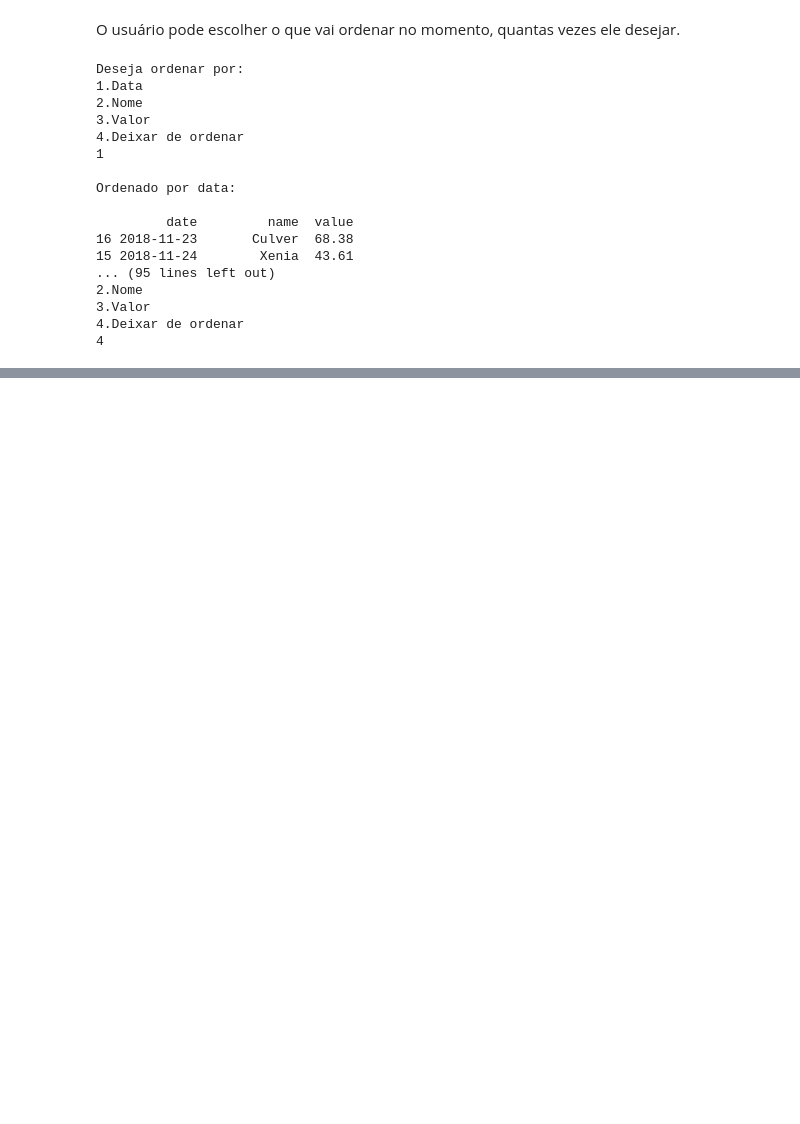
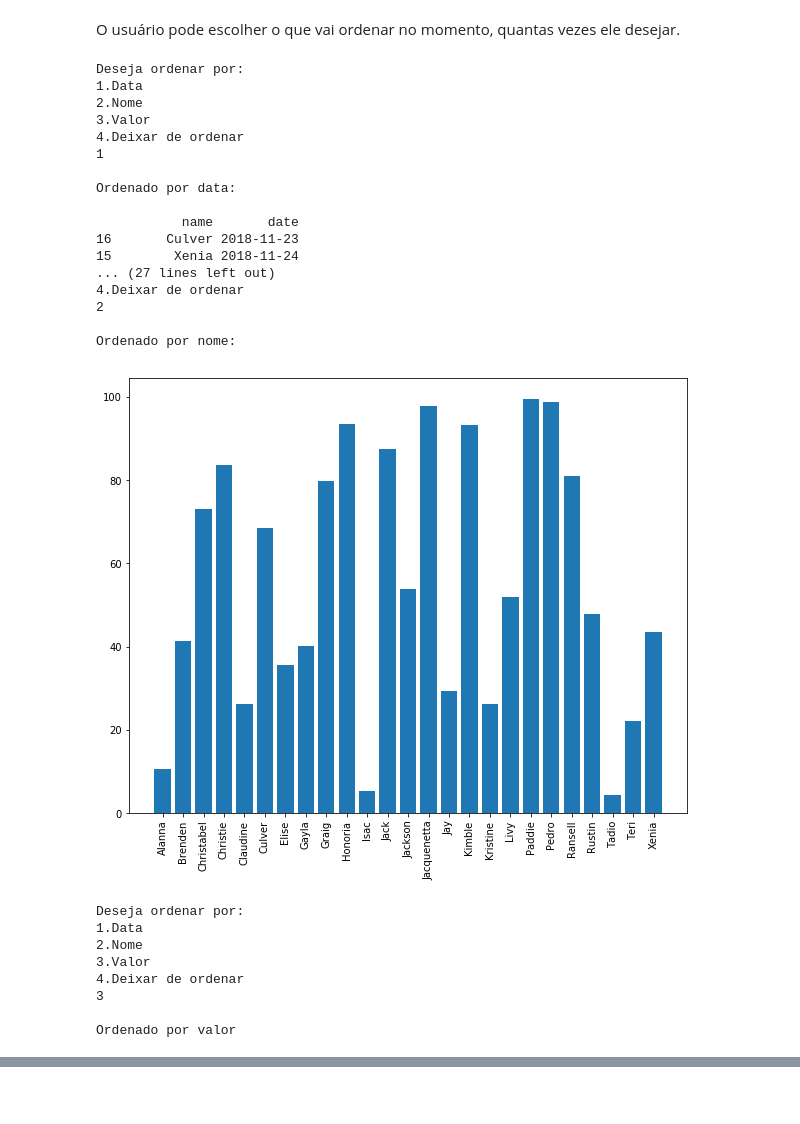
Before and after one commit to Nattel/Python-Jupyter-Notebook, a Jupyter notebook: read.ipynb, the cells around one changed output, grey strips where cells are left out. Drawn from its saved outputs; the diff is of its cells as text; code cells hidden in the pictures; blank space fills up the shorter version.

```diff
--- a/read.ipynb
+++ b/read.ipynb
@@ -64,6 +52,8 @@ def jsonvalue(json):
 # %% [markdown]
 O usuário pode escolher o que vai ordenar no momento, quantas vezes ele desejar.
 # %%
+import matplotlib.pyplot as plt
+
 while(True):
 
     escolha = input("Deseja ordenar por:\n1.Data \n2.Nome \n3.Valor\n4.Deixar de ordenar\n")
@@ -71,39 +61,60 @@ while(True):
     if(escolha == '1'):
         print("\nOrdenado por data:\n")
         df_data_1 = jsondate(df_data_1)
+        print(df_data_1[['name', 'date']])
+        continue;
 
     elif(escolha == '2'):
         df_data_1 = jsonname(df_data_1)
         print("\nOrdenado por nome:\n")
 
+        x = df_data_1['name']
+        y = df_data_1['value']
+
     elif(escolha == '3'):
+        print("\nOrdenado por valor\n")
+
         df_data_1 = jsonvalue(df_data_1)
-        print("\nOrdenado por valor\n")
+
+        x = df_data_1['name']
+        y = df_data_1['value']
 
     elif(escolha == '4'):
         break;
 
     else:
         print('\nEscolha uma opção correta')
         continue;
 
+    plt.figure(figsize=(10, 8))
+    plt.xticks(rotation=90)
+    plt.bar(x, y, align = 'center')
 
-    print(df_data_1)
+    plt.show()
 # %% [output]
 Deseja ordenar por:
 1.Data
 2.Nome
 3.Valor
 4.Deixar de ordenar
 1
 
 Ordenado por data:
 
-         date         name  value
-16 2018-11-23       Culver  68.38
-15 2018-11-24        Xenia  43.61
-... (95 lines left out)
-2.Nome
-3.Valor
+           name       date
+16       Culver 2018-11-23
+15        Xenia 2018-11-24
+... (27 lines left out)
 4.Deixar de ordenar
-4
+2
+
+Ordenado por nome:
+[figure, added]
+Deseja ordenar por:
+1.Data
+2.Nome
+3.Valor
+4.Deixar de ordenar
+3
+
+Ordenado por valor
```
Also changed, not shown: parts of 6 cells of this notebook.
